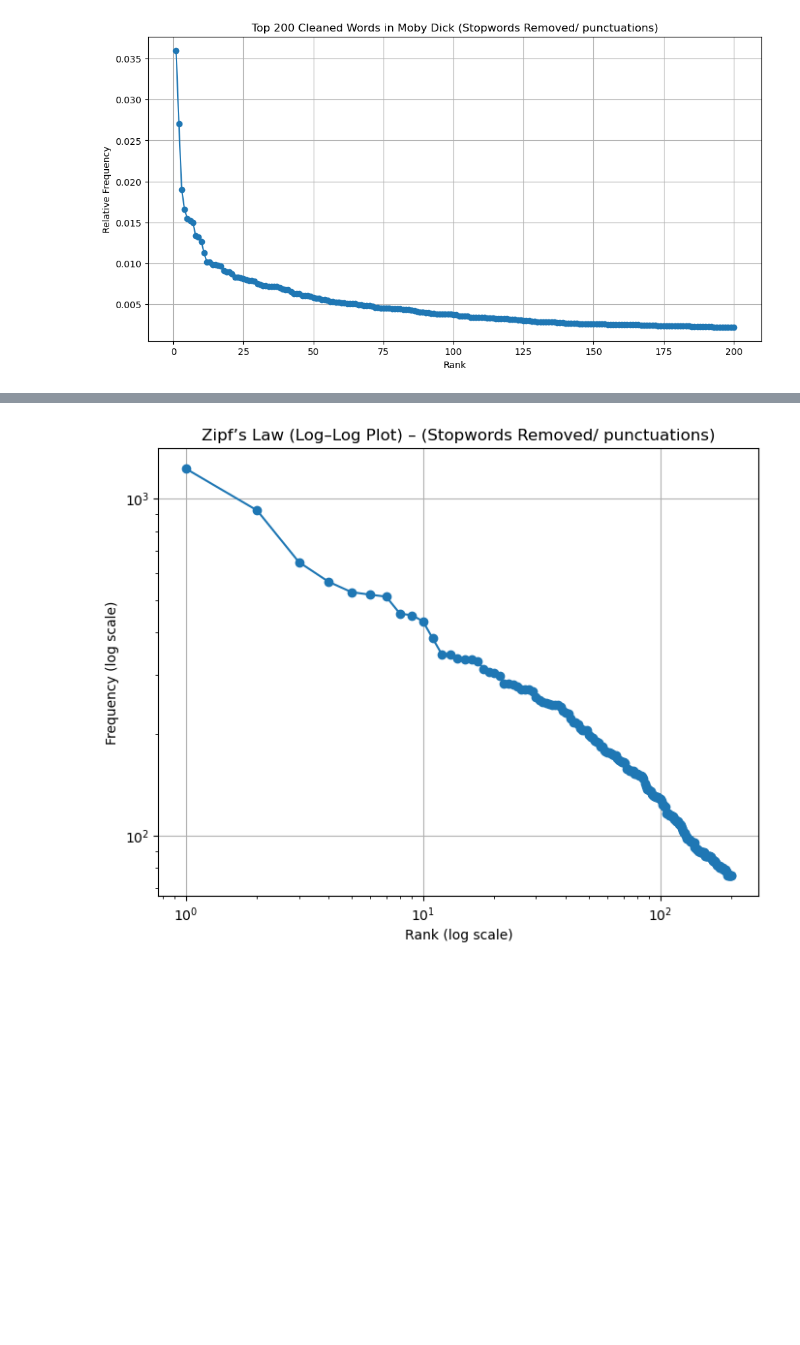
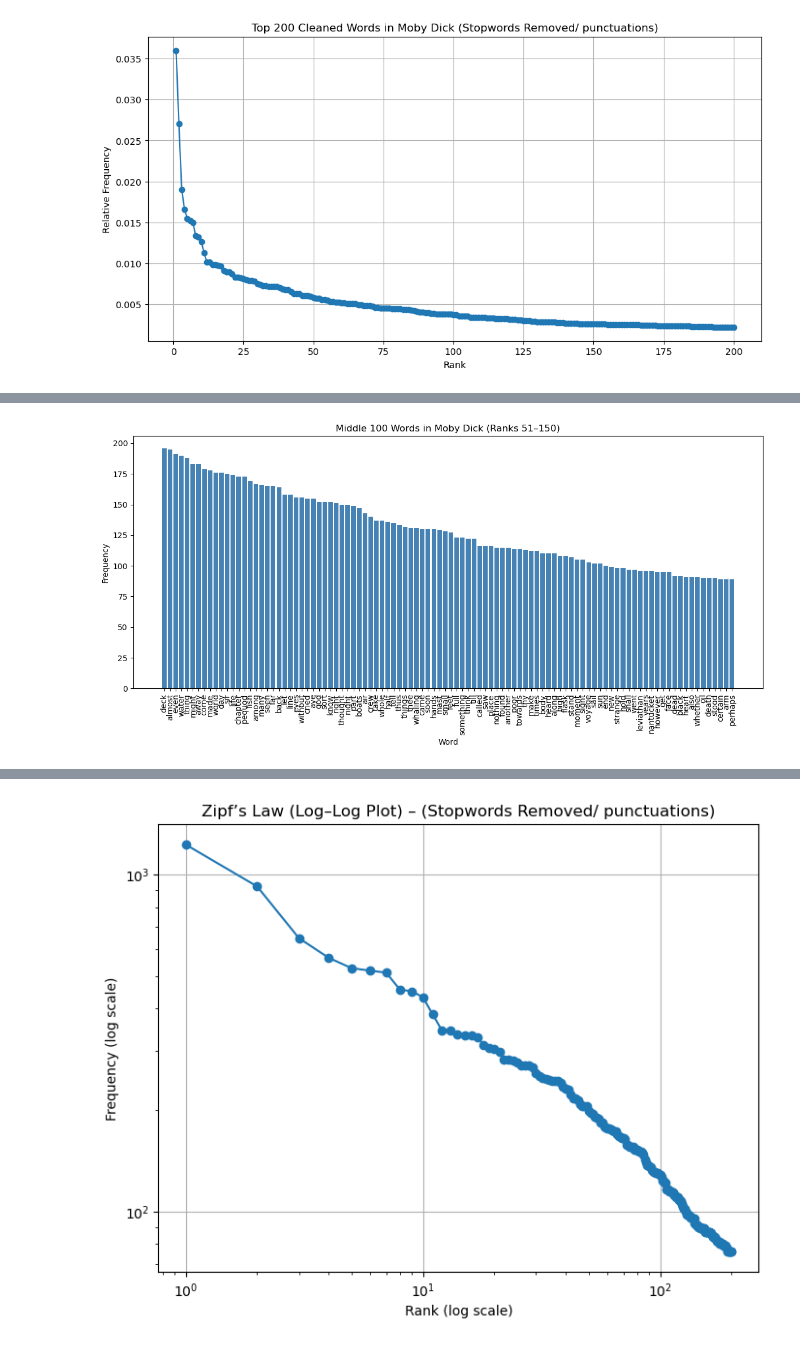
Before and after one commit to DW8888/Data620, a Jupyter notebook: NLP/hfw.ipynb, the cells around one changed output, grey strips where cells are left out. Saved outputs shown, nothing was run; the diff lists cells and outputs as text; code cells hidden in the pictures; blank space fills up the shorter version.

```diff
--- a/NLP/hfw.ipynb
+++ b/NLP/hfw.ipynb
@@ -127,3 +128,19 @@ plt.show()
 [figure]
 # %% [markdown]
 ![image.png](attachment:image.png)
+# %%
+interesting_100=moby_dick200[50:150]
+# %%
+# Unpack the tuples
+words, counts = zip(*interesting_100)
+
+plt.figure(figsize=(12,6))
+plt.bar(words, counts, color='steelblue')
+plt.xticks(rotation=90)
+plt.title("Middle 100 Words in Moby Dick (Ranks 51–150)")
+plt.xlabel("Word")
+plt.ylabel("Frequency")
+plt.tight_layout()
+plt.show()
+# %% [output]
+[figure, added]
```
Also changed, not shown: parts of 2 cells of this notebook.
